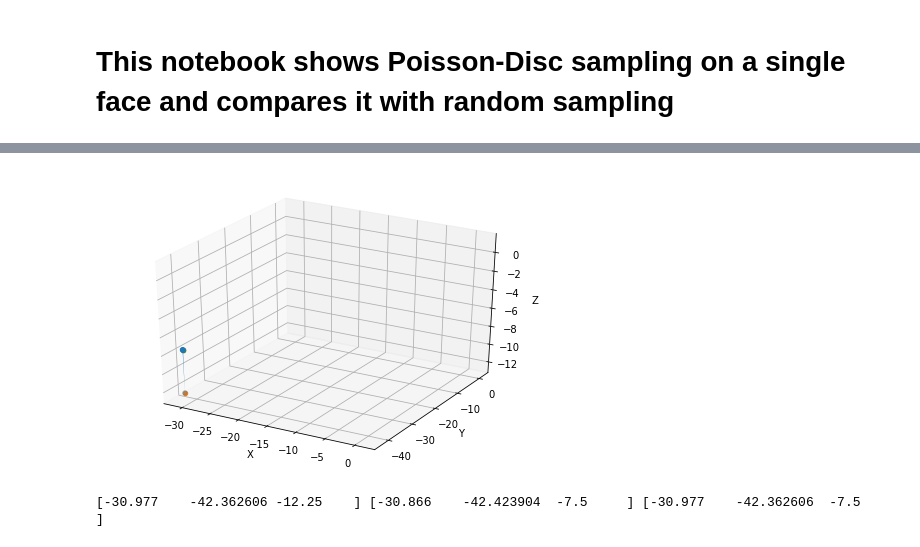
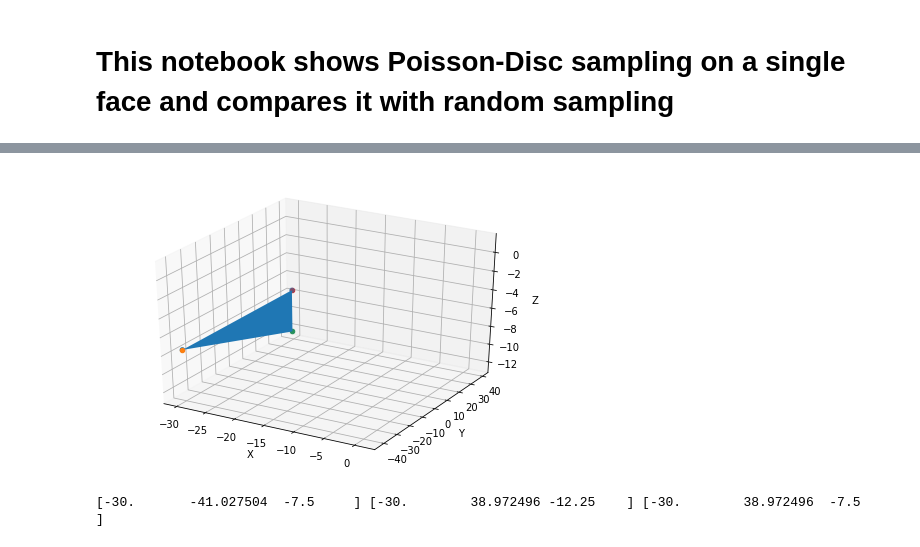
Before and after one commit to movvam/Poisson-Disc, a Jupyter notebook: Proof of Concept.ipynb, the cells around one changed output, grey strips where cells are left out. Cells and saved outputs as stored; diff of their text form; code cells hidden in the pictures.

```diff
--- a/Proof of Concept.ipynb
+++ b/Proof of Concept.ipynb
@@ -379,37 +363,33 @@ plt.show()
 # %%
 #testing translations back for rotation specificlaly
 from mpl_toolkits.mplot3d.art3d import Poly3DCollection
 
-# v1 = (1,18,17)
-# v2 = (7,0,7)
-# v3 = (3,59,40)
-v1 = v1_xyz[77] #Choosing an arbitrary face to test on
-v2 = v2_xyz[77]
-v3 = v3_xyz[77]
+v1 = v1_xyz[31] #Choosing an arbitrary face to test on
+v2 = v2_xyz[31]
+v3 = v3_xyz[31]
 points = []
 points.append(v1)
 points.append(v2)
 points.append(v3)
 
 
 fig = plt.figure()
 ax = Axes3D(fig)
 verts = [list((v1,v2,v3))]
-# print(verts)
 ax.add_collection3d(Poly3DCollection(verts))
 ax.scatter(*zip(*(v1,v2,v3)))
 ax.scatter(*v1)
 ax.scatter(*v2)
 ax.scatter(*v3)
 
 ax.set_xlabel('X')
 ax.set_ylabel('Y')
 ax.set_zlabel('Z')
 plt.show()
 print(v1,v2,v3)
 # %% [output]
-[figure, old version]
+[figure, new version]
-[-30.977    -42.362606 -12.25    ] [-30.866    -42.423904  -7.5     ] [-30.977    -42.362606  -7.5     ]
+[-30.       -41.027504  -7.5     ] [-30.        38.972496 -12.25    ] [-30.        38.972496  -7.5     ]
 # %%
 origin_point = find_minmax(v1,v2,v3)[0:3]
 
```
Also changed, not shown: parts of 6 cells of this notebook.
